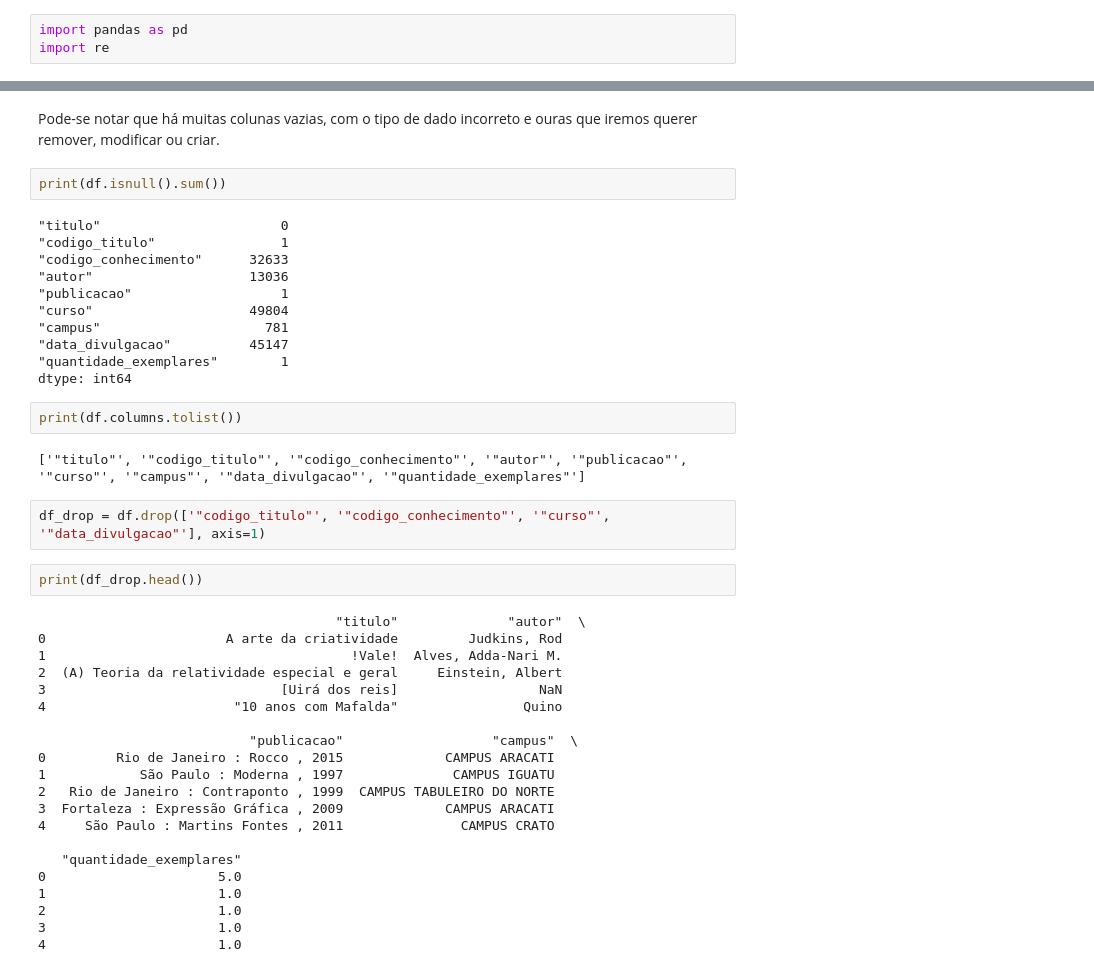
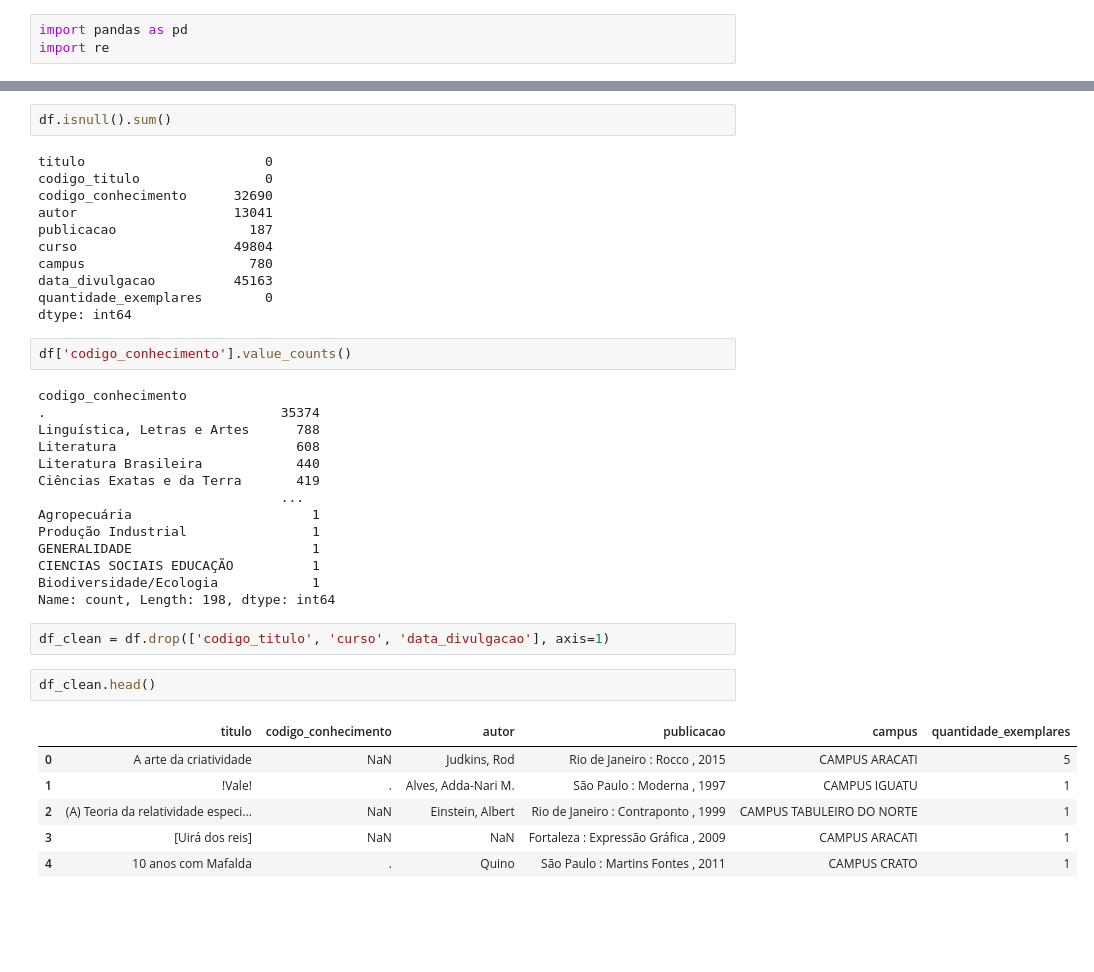
Before and after one commit to vlimax/Rede-Bibliotecas-IFCE, a Jupyter notebook: Exploração de Dados.ipynb, the cells around one changed output, grey strips where cells are left out. Drawn from its saved outputs; the diff is of its cells as text; blank space fills up the shorter version.

```diff
--- a/Exploração de Dados.ipynb
+++ b/Exploração de Dados.ipynb
@@ -78,44 +69,40 @@ max      143149.000000                76.000000
-# %% [markdown]
-Pode-se notar que há muitas colunas vazias, com o tipo de dado incorreto e ouras que iremos querer remover, modificar ou criar.
 # %%
-print(df.isnull().sum())
+df.isnull().sum()
 # %% [output]
-"titulo"                       0
-"codigo_titulo"                1
-"codigo_conhecimento"      32633
-"autor"                    13036
-"publicacao"                   1
-"curso"                    49804
-"campus"                     781
-"data_divulgacao"          45147
-"quantidade_exemplares"        1
+titulo                       0
+codigo_titulo                0
+codigo_conhecimento      32690
+autor                    13041
+publicacao                 187
+curso                    49804
+campus                     780
+data_divulgacao          45163
+quantidade_exemplares        0
 dtype: int64
-# %%
-print(df.columns.tolist())
-# %% [output]
-['"titulo"', '"codigo_titulo"', '"codigo_conhecimento"', '"autor"', '"publicacao"', '"curso"', '"campus"', '"data_divulgacao"', '"quantidade_exemplares"']
+# %%
+df['codigo_conhecimento'].value_counts()
+# %% [output]
+codigo_conhecimento
+.                              35374
+Linguística, Letras e Artes      788
+Literatura                       608
+Literatura Brasileira            440
+Ciências Exatas e da Terra       419
+                               ...
+Agropecuária                       1
+Produção Industrial                1
+GENERALIDADE                       1
+CIENCIAS SOCIAIS EDUCAÇÃO          1
+Biodiversidade/Ecologia            1
+Name: count, Length: 198, dtype: int64
 # %%
-df_drop = df.drop(['"codigo_titulo"', '"codigo_conhecimento"', '"curso"', '"data_divulgacao"'], axis=1)
+df_clean = df.drop(['codigo_titulo', 'curso', 'data_divulgacao'], axis=1)
 # %%
-print(df_drop.head())
+df_clean.head()
 # %% [output]
-                                      "titulo"              "autor"  \
-0                       A arte da criatividade         Judkins, Rod
-1                                       !Vale!  Alves, Adda-Nari M.
-2  (A) Teoria da relatividade especial e geral     Einstein, Albert
-3                              [Uirá dos reis]                  NaN
-4                        "10 anos com Mafalda"                Quino
-
-                           "publicacao"                   "campus"  \
-0         Rio de Janeiro : Rocco , 2015             CAMPUS ARACATI
-1            São Paulo : Moderna , 1997              CAMPUS IGUATU
-2   Rio de Janeiro : Contraponto , 1999  CAMPUS TABULEIRO DO NORTE
-3  Fortaleza : Expressão Gráfica , 2009             CAMPUS ARACATI
-4     São Paulo : Martins Fontes , 2011               CAMPUS CRATO
-
-   "quantidade_exemplares"
-0                      5.0
-1                      1.0
-2                      1.0
-3                      1.0
-4                      1.0
+|  | titulo | codigo_conhecimento | autor | publicacao | campus | quantidade_exemplares |
+| 0 | A arte da criatividade | NaN | Judkins, Rod | Rio de Janeiro : Rocco , 2015 | CAMPUS ARACATI | 5 |
+| 1 | !Vale! | . | Alves, Adda-Nari M. | São Paulo : Moderna , 1997 | CAMPUS IGUATU | 1 |
+| 2 | (A) Teoria da relatividade especi... | NaN | Einstein, Albert | Rio de Janeiro : Contraponto , 1999 | CAMPUS TABULEIRO DO NORTE | 1 |
+| 3 | [Uirá dos reis] | NaN | NaN | Fortaleza : Expressão Gráfica , 2009 | CAMPUS ARACATI | 1 |
+| 4 | 10 anos com Mafalda | . | Quino | São Paulo : Martins Fontes , 2011 | CAMPUS CRATO | 1 |
```
Also changed, not shown: parts of 28 cells of this notebook.
